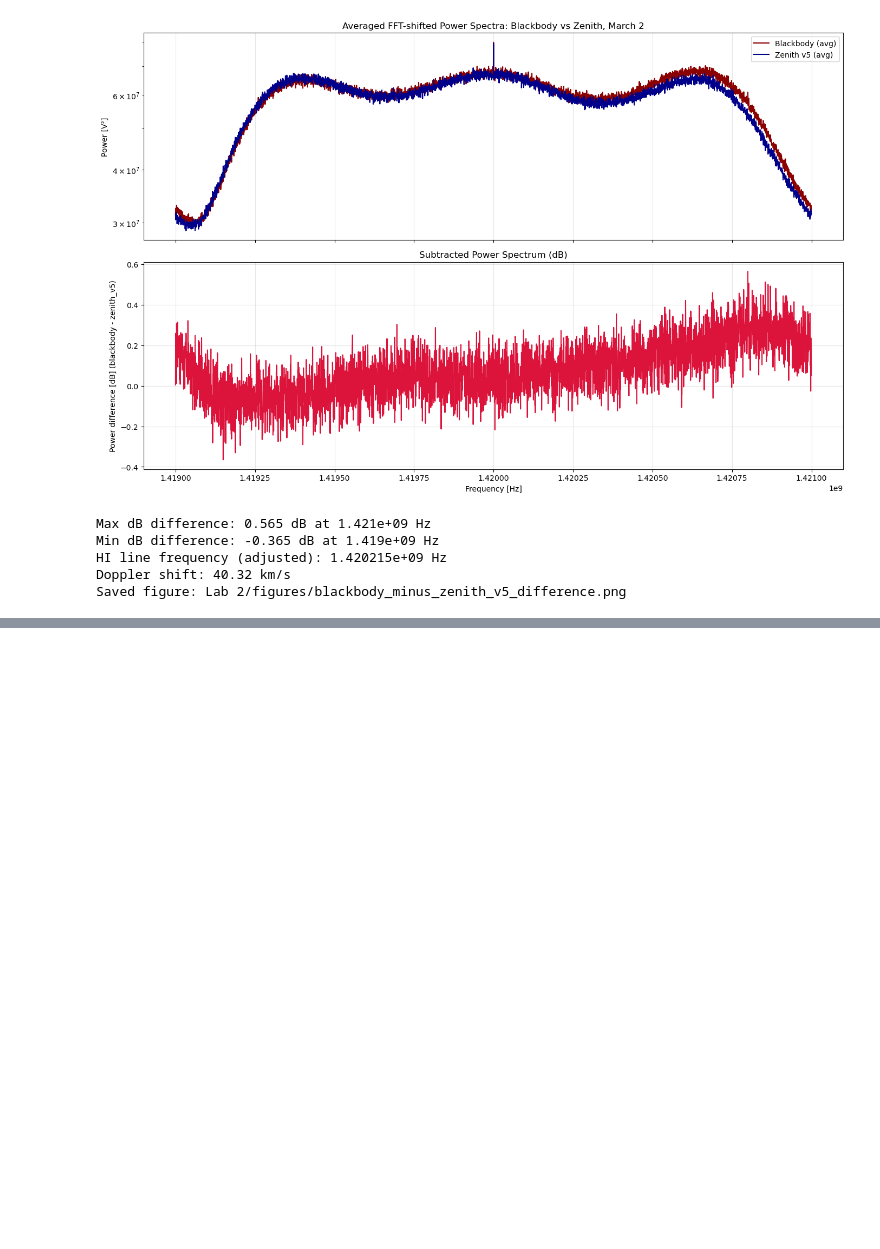
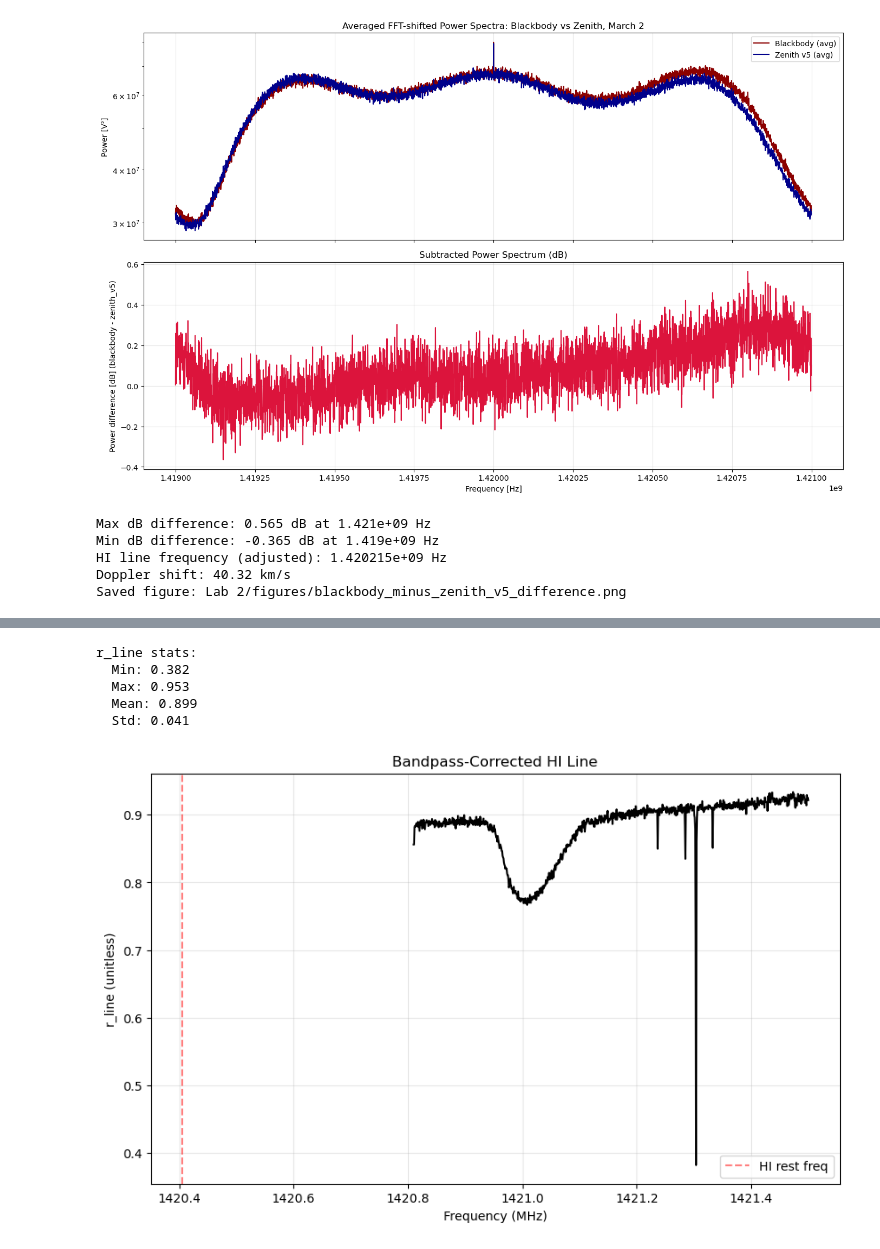
Before and after one commit to averybooks/radiolab2026-Cal, a Jupyter notebook: LAB2_code.ipynb, the cells around one changed output, grey strips where cells are left out. Cells and saved outputs as stored; diff of their text form; code cells hidden in the pictures; blank space fills up the shorter version.

```diff
--- a/LAB2_code.ipynb
+++ b/LAB2_code.ipynb
@@ -231,0 +710,34 @@ plt.tight_layout()
+# %%
+# Skip the first bin (DC) to avoid division by zero
+r_line = np.zeros_like(on_power)
+valid = (off_power > 0)  # only divide where off_power is positive
+r_line[valid] = on_power[valid] / off_power[valid]
+
+# For the first bin, just set to neighbor value or interpolate
+if not valid[0]:
+    r_line[0] = r_line[1]  # use next bin
+
+print(f"r_line stats:")
+print(f"  Min: {np.nanmin(r_line):.3f}")
+print(f"  Max: {np.nanmax(r_line):.3f}")
+print(f"  Mean: {np.nanmean(r_line):.3f}")
+print(f"  Std: {np.nanstd(r_line):.3f}")
+
+# Plot zoomed in
+mask = (freqs_on_abs > 1419.5) & (freqs_on_abs < 1421.5)
+plt.figure(figsize=(10, 6))
+plt.plot(freqs_on_abs[mask], r_line[mask], 'k-', linewidth=1.5)
+plt.axvline(x=1420.405, color='r', linestyle='--', alpha=0.5, label='HI rest freq')
+plt.xlabel('Frequency (MHz)')
+plt.ylabel('r_line (unitless)')
+plt.title('Bandpass-Corrected HI Line')
+plt.legend()
+plt.grid(True, alpha=0.3)
+plt.show()
+# %% [output]
+r_line stats:
+  Min: 0.382
+  Max: 0.953
+  Mean: 0.899
+  Std: 0.041
+[figure, added]
```
Also changed, not shown: parts of 26 cells of this notebook, 8 other files.
